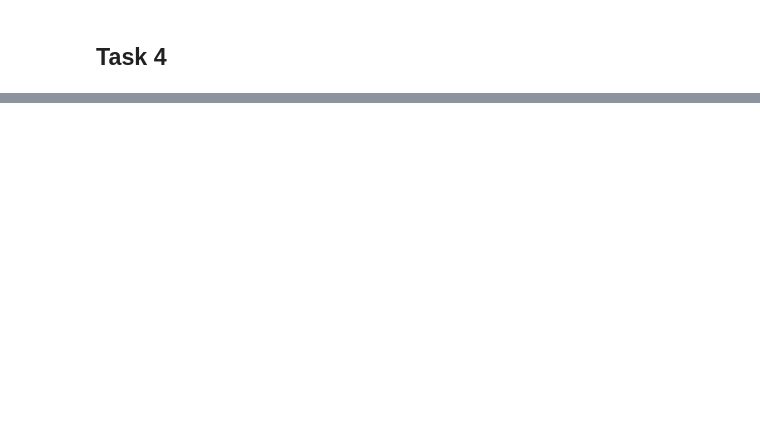
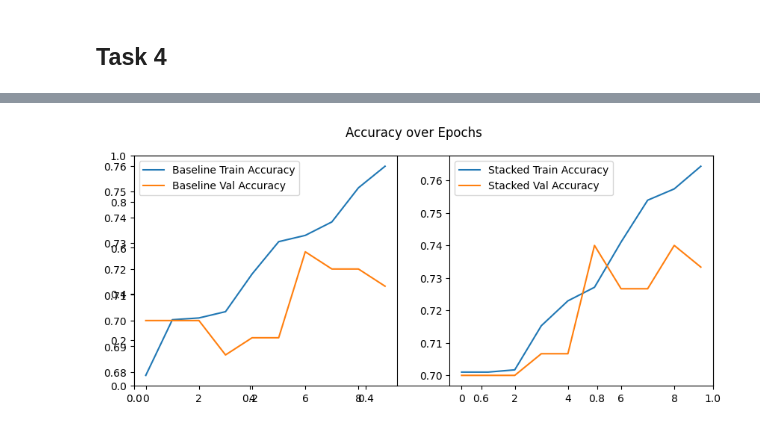
Before and after one commit to mattialodi0/progNLP, a Jupyter notebook: assignment-1/draft.ipynb, the cells around one changed output, grey strips where cells are left out. Drawn from its saved outputs; the diff is of its cells as text; code cells hidden in the pictures; blank space fills up the shorter version.

```diff
--- a/assignment-1/draft.ipynb
+++ b/assignment-1/draft.ipynb
@@ -865,0 +1199,14 @@ Annotating words: ['cinematic', 'liberatory', 'menwoman']
+# %%
+plt.subplots(figsize=(10, 4))
+plt.subplot(1, 2, 1)
+plt.plot(baseline_model_history['train_acc'], label='Baseline Train Accuracy')
+plt.plot(baseline_model_history['val_acc'], label='Baseline Val Accuracy')
+plt.legend()
+plt.subplot(1, 2, 2)
+plt.plot(stacked_model_history['train_acc'], label='Stacked Train Accuracy')
+plt.plot(stacked_model_history['val_acc'], label='Stacked Val Accuracy')
+plt.suptitle('Accuracy over Epochs')
+plt.legend()
+plt.show()
+# %% [output]
+[figure, added]
```
Also changed, not shown: parts of 28 cells of this notebook.
